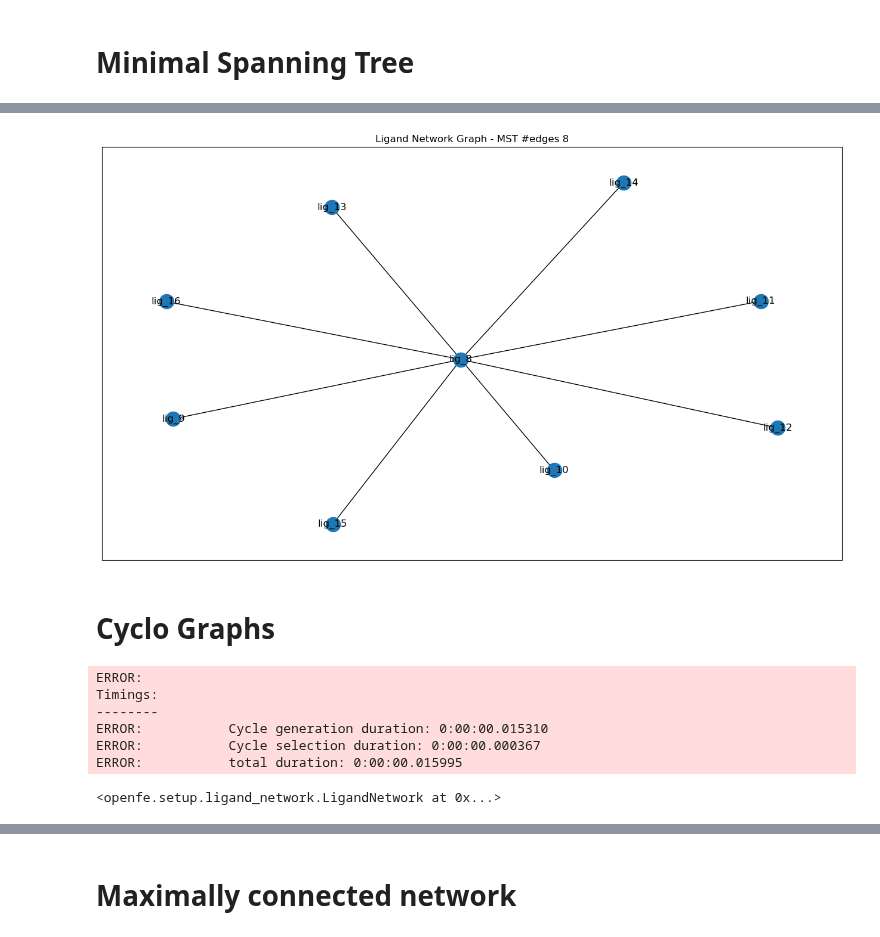
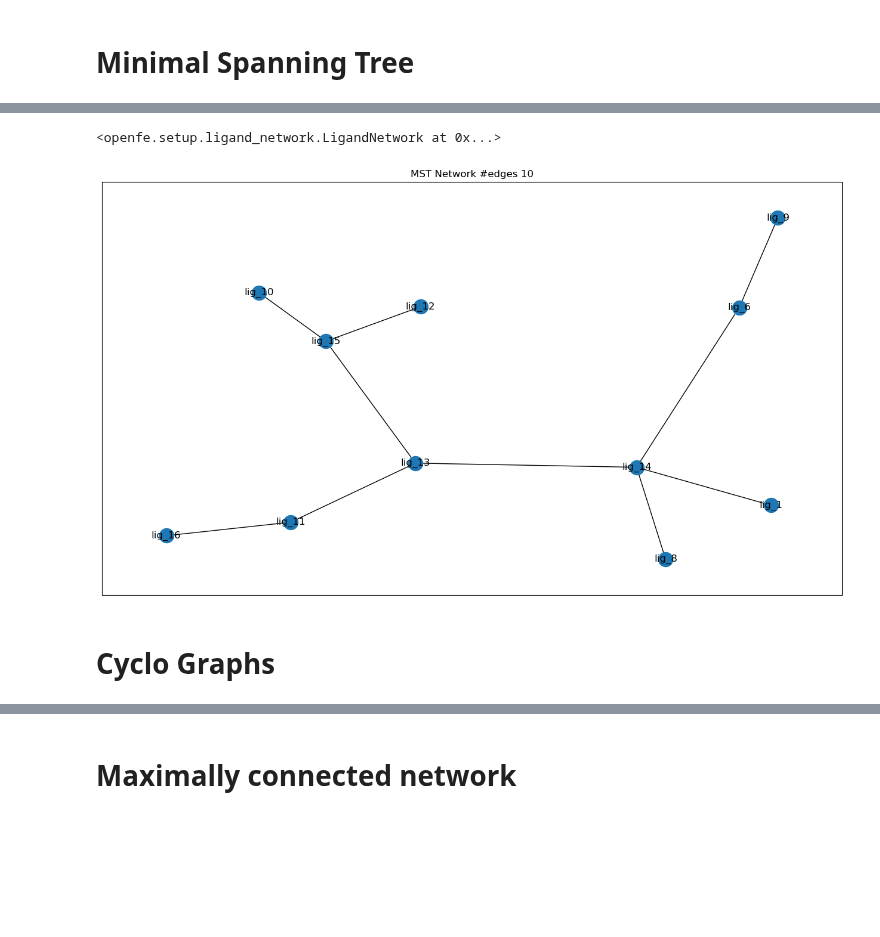
Before and after one commit to OpenFreeEnergy/konnektor, a Jupyter notebook: dev/test_network_planners.ipynb, the cells around one changed output, grey strips where cells are left out. Saved outputs shown, nothing was run; the diff lists cells and outputs as text; code cells hidden in the pictures; blank space fills up the shorter version.

```diff
--- a/dev/test_network_planners.ipynb
+++ b/dev/test_network_planners.ipynb
@@ -69,7 +70,15 @@ network
-# %%
-draw_ligand_network(network, "MST");
-# %% [output]
-[figure, removed]
+# %%
+mst_network = ligand_network_planner(compounds)
+mst_network.name="MST"
+mst_network
+# %% [output]
+<openfe.setup.ligand_network.LigandNetwork at 0x...>
+# %%
+fig = draw_ligand_network(mst_network, "MST");
+fig.savefig("MST_Network.png")
+fig.show()
+# %% [output]
+[figure, added]
 # %% [markdown]
 # Cyclo Graphs
 # %%
@@ -79,11 +87,0 @@ ligand_network_planner = CyclicLigandNetworkPlanner(mapper=KartografAtomMapper()
-# %%
-network = ligand_network_planner(compounds)
-network
-# %% [output]
-ERROR:
-Timings:
---------
-ERROR:           Cycle generation duration: 0:00:00.015310
-ERROR:           Cycle selection duration: 0:00:00.000367
-ERROR:           total duration: 0:00:00.015995
-<openfe.setup.ligand_network.LigandNetwork at 0x...>
```
Also changed, not shown: parts of 22 cells of this notebook, 9 other files.
